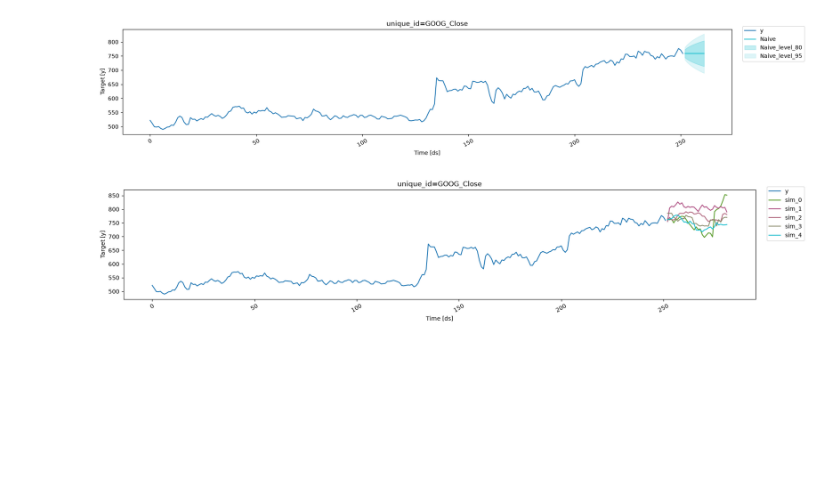
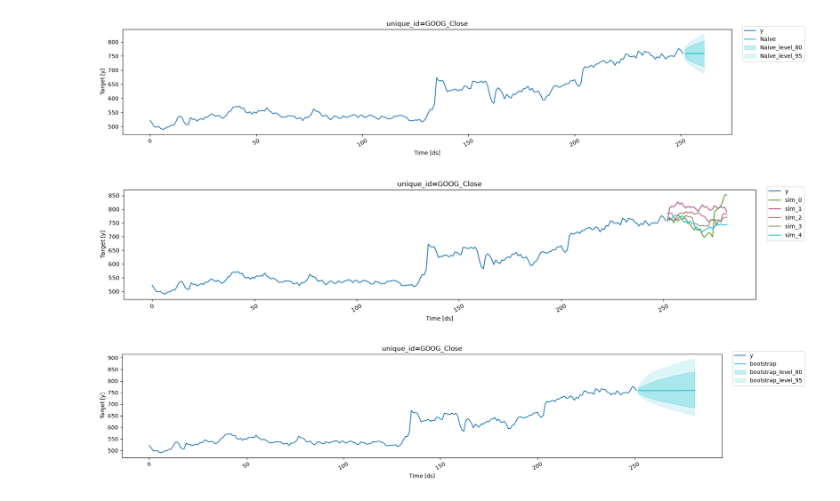
Before and after one commit to Minajamfum/forecasting, a Jupyter notebook: chapter5.ipynb, the cells around one changed output. Cells and saved outputs as stored; diff of their text form; code cells hidden in the pictures; blank space fills up the shorter version.

```diff
--- a/chapter5.ipynb
+++ b/chapter5.ipynb
@@ -547,3 +547,7 @@ sim_df = raw_df.assign(**{
 })
 
 #the prediction intervals are not symmetric
+# %%
+plot_series(train, sim_df, models=["bootstrap"], level=[80, 95])
+# %% [output]
+[figure, added]
```
Also changed, not shown: parts of 1 cell of this notebook.
